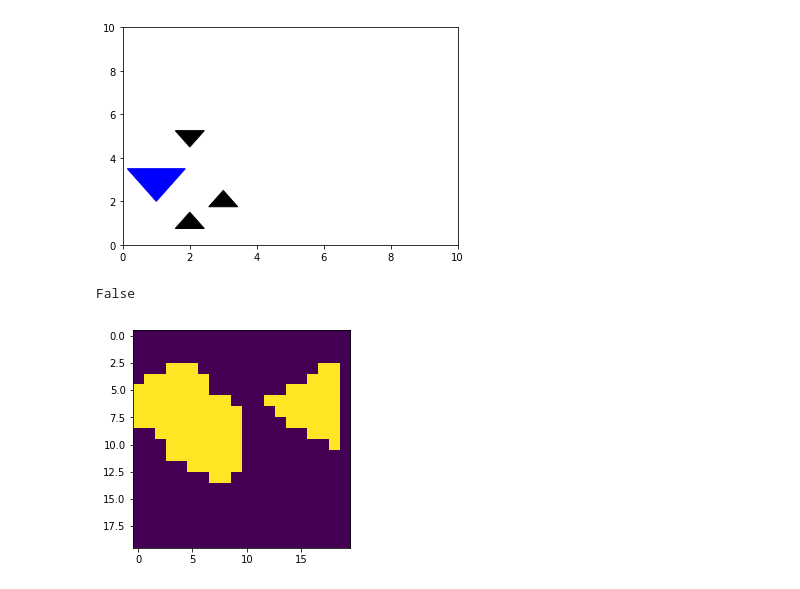
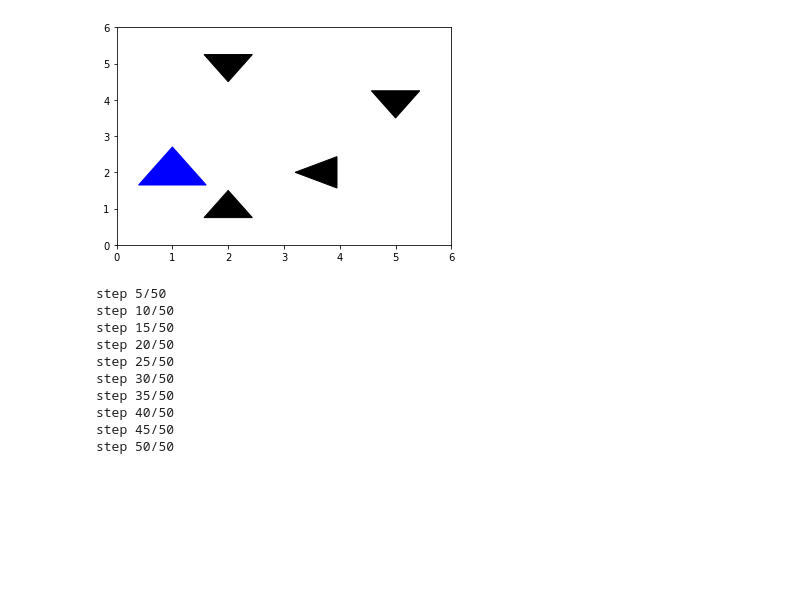
Before and after one commit to jhultman/Robotics, a Jupyter notebook: piano-mover/piano.ipynb, the cells around one changed output. Cells and saved outputs as stored; diff of their text form; code cells hidden in the pictures; blank space fills up the shorter version.

```diff
--- a/piano-mover/piano.ipynb
+++ b/piano-mover/piano.ipynb
@@ -66,7 +66,7 @@ def move_piano(piano, xy, theta):
     piano.xy = xy
     piano.orientation = theta
 # %%
-def compute_configuration_space(piano, obstacles, verts_fn, n_xy=20, n_theta=10):
+def compute_configuration_space(piano, obstacles, verts_fn, n_xy=50, n_theta=20):
     '''Sweeps through grid checking for triangle intersections'''
 
     linspace_xy = np.linspace(0, 6, n_xy)
@@ -74,6 +74,7 @@ def compute_configuration_space(piano, obstacles, verts_fn, n_xy=20, n_theta=10)
     cspace = np.zeros((n_xy, n_xy, n_theta))
 
     for i, x in enumerate(linspace_xy):
+        if ((i+1) % (n_xy // 10)) == 0: print('step {}/{}'.format(i+1, n_xy))
         for j, y in enumerate(linspace_xy):
             for k, theta in enumerate(linspace_theta):
                 move_piano(piano, (x, y), theta)
@@ -90,8 +91,8 @@ def make_fancy_piano(offset):
     return piano
 # %%
 def make_obstacles():
-    XY = [(2, 1), (2, 5), (3, 2)]
-    Theta = [(pi/2), (-pi/2), (pi/2)]
+    XY = [(2, 1), (2, 5), (3.7, 2), (5, 4)]
+    Theta = [(pi/2), (-pi/2), (pi/3), (pi/6)]
     params = zip(XY, Theta)
     return [create_triangle(*p, r=0.5, color='black') for p in params]
 # %%
@@ -100,8 +101,8 @@ def plot_world(patches):
     for patch in patches:
         ax.add_patch(patch)
 
-    ax.set_xlim([0, 10])
-    ax.set_ylim([0, 10])
+    ax.set_xlim([0, 6])
+    ax.set_ylim([0, 6])
     plt.show()
     return ax
 # %%
@@ -133,12 +236,21 @@ def get_verts(ax, patch):
 # %%
-piano = create_triangle(xy=(1, 3), theta=pi/6, r=1)
+piano = create_triangle(xy=(1, 2), theta=pi/2, r=0.7)
 obstacles = make_obstacles()
 
 patches = [piano] + obstacles
 ax = plot_world(patches)
 
 verts_fn = lambda patch: get_verts(ax, patch)
-collision_check(piano, obstacles, verts_fn)
+cspace = compute_configuration_space(piano, obstacles, verts_fn)
 # %% [output]
-[figure, old version]
+[figure, new version]
-False
+step 5/50
+step 10/50
+step 15/50
+step 20/50
+step 25/50
+step 30/50
+step 35/50
+step 40/50
+step 45/50
+step 50/50
@@ -147,5 +256,0 @@ cspace = compute_configuration_space(piano, obstacles, verts_fn)
-# %%
-plt.imshow(cspace[:, :, 3])
-plt.show()
-# %% [output]
-[figure, removed]
```
Also changed, not shown: parts of 13 cells of this notebook, 2 other files.
